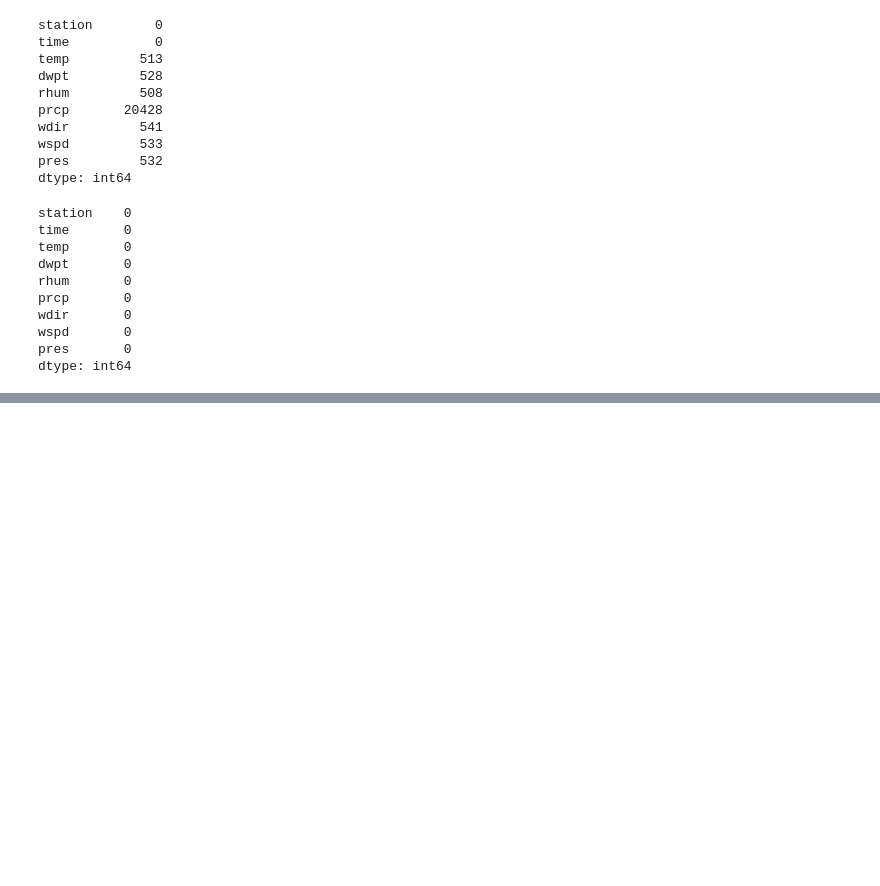
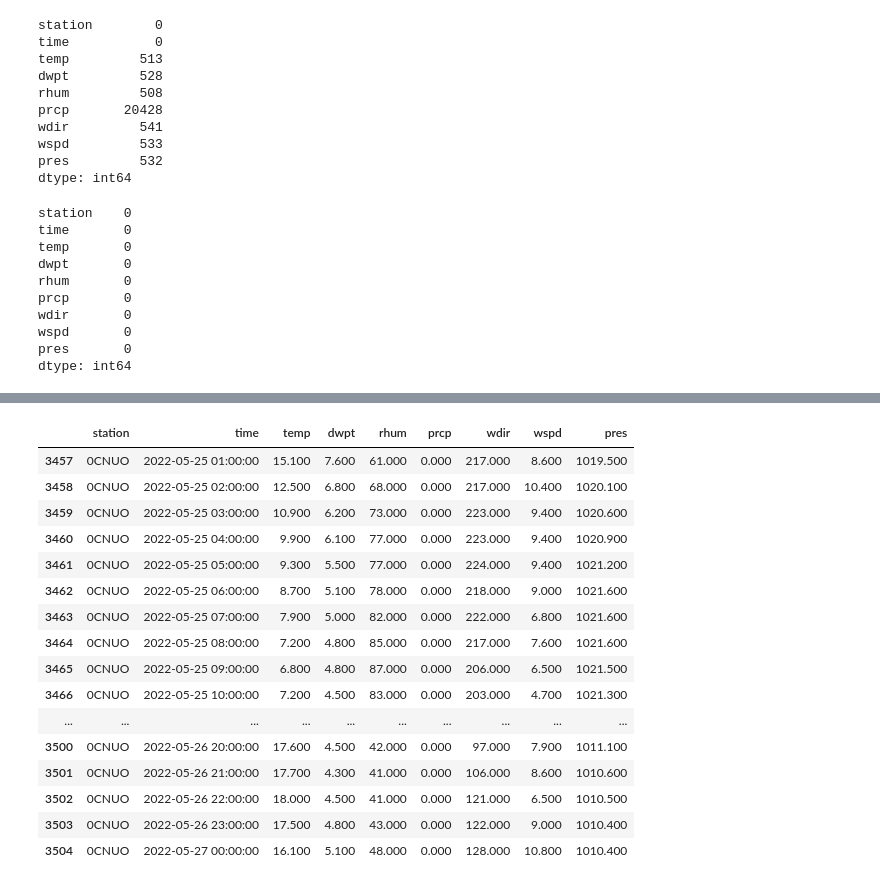
Before and after one commit to Pkeet99/Weatherman, a Jupyter notebook: data_cleaning/initial_cleaning.ipynb, the cells around one changed output, grey strips where cells are left out. Drawn from its saved outputs; the diff is of its cells as text; code cells hidden in the pictures; blank space fills up the shorter version.

```diff
--- a/data_cleaning/initial_cleaning.ipynb
+++ b/data_cleaning/initial_cleaning.ipynb
@@ -319,3 +322,22 @@ df.to_pickle(cln_pkl_loc)
 # %%
-#test=dfint[dfint['station']=='0CNUO']
-#test[(test['time']>='2022-05-25 01:00:00') & (test['time']<'2022-05-27 01:00:00')]
+test2=dfint[dfint['station']=='0CNUO']
+
+test2[(test2['time']>='2022-05-25 01:00:00') & (test2['time']<'2022-05-27 01:00:00')]
+# %% [output]
+|  | station | time | temp | dwpt | rhum | prcp | wdir | wspd | pres |
+| 3457 | 0CNUO | 2022-05-25 01:00:00 | 15.100 | 7.600 | 61.000 | 0.000 | 217.000 | 8.600 | 1019.500 |
+| 3458 | 0CNUO | 2022-05-25 02:00:00 | 12.500 | 6.800 | 68.000 | 0.000 | 217.000 | 10.400 | 1020.100 |
+| 3459 | 0CNUO | 2022-05-25 03:00:00 | 10.900 | 6.200 | 73.000 | 0.000 | 223.000 | 9.400 | 1020.600 |
+| 3460 | 0CNUO | 2022-05-25 04:00:00 | 9.900 | 6.100 | 77.000 | 0.000 | 223.000 | 9.400 | 1020.900 |
+| 3461 | 0CNUO | 2022-05-25 05:00:00 | 9.300 | 5.500 | 77.000 | 0.000 | 224.000 | 9.400 | 1021.200 |
+| 3462 | 0CNUO | 2022-05-25 06:00:00 | 8.700 | 5.100 | 78.000 | 0.000 | 218.000 | 9.000 | 1021.600 |
+| 3463 | 0CNUO | 2022-05-25 07:00:00 | 7.900 | 5.000 | 82.000 | 0.000 | 222.000 | 6.800 | 1021.600 |
+| 3464 | 0CNUO | 2022-05-25 08:00:00 | 7.200 | 4.800 | 85.000 | 0.000 | 217.000 | 7.600 | 1021.600 |
+| 3465 | 0CNUO | 2022-05-25 09:00:00 | 6.800 | 4.800 | 87.000 | 0.000 | 206.000 | 6.500 | 1021.500 |
+| 3466 | 0CNUO | 2022-05-25 10:00:00 | 7.200 | 4.500 | 83.000 | 0.000 | 203.000 | 4.700 | 1021.300 |
+| ... | ... | ... | ... | ... | ... | ... | ... | ... | ... |
+| 3500 | 0CNUO | 2022-05-26 20:00:00 | 17.600 | 4.500 | 42.000 | 0.000 | 97.000 | 7.900 | 1011.100 |
+| 3501 | 0CNUO | 2022-05-26 21:00:00 | 17.700 | 4.300 | 41.000 | 0.000 | 106.000 | 8.600 | 1010.600 |
+| 3502 | 0CNUO | 2022-05-26 22:00:00 | 18.000 | 4.500 | 41.000 | 0.000 | 121.000 | 6.500 | 1010.500 |
+| 3503 | 0CNUO | 2022-05-26 23:00:00 | 17.500 | 4.800 | 43.000 | 0.000 | 122.000 | 9.000 | 1010.400 |
+| 3504 | 0CNUO | 2022-05-27 00:00:00 | 16.100 | 5.100 | 48.000 | 0.000 | 128.000 | 10.800 | 1010.400 |
```
Also changed, not shown: parts of 7 cells of this notebook.
